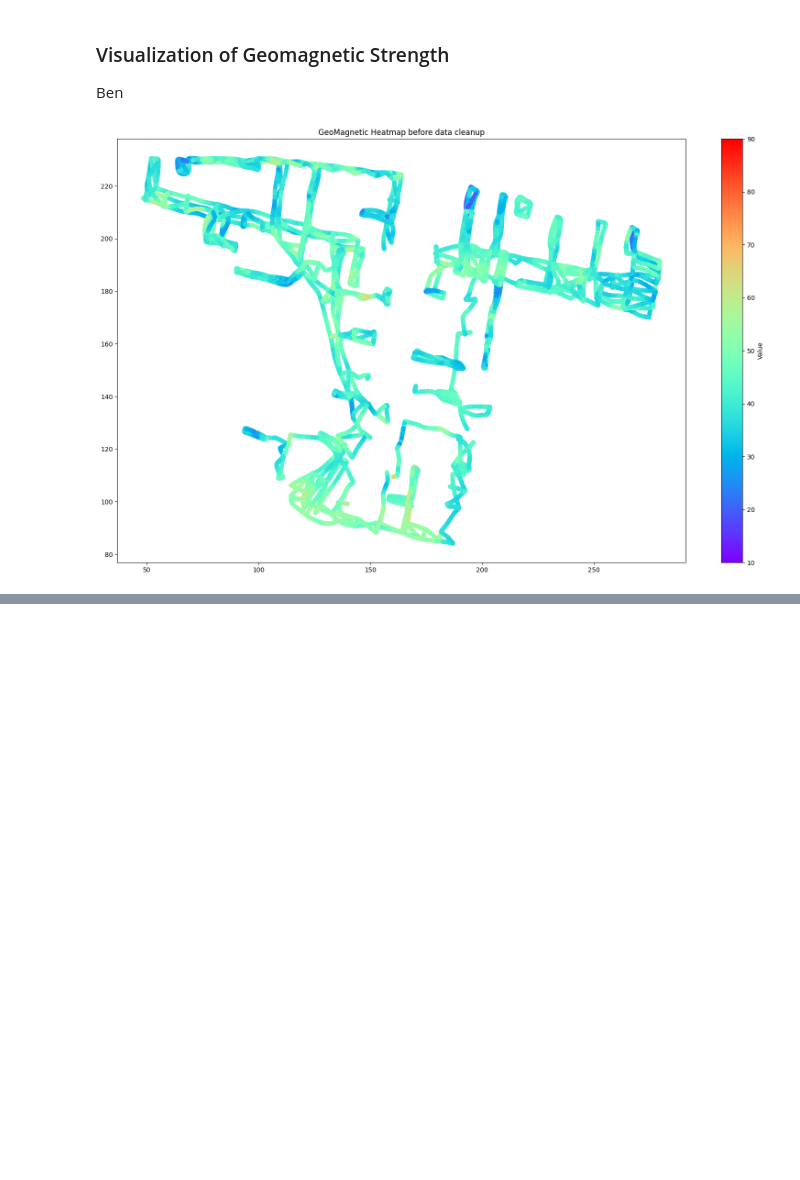
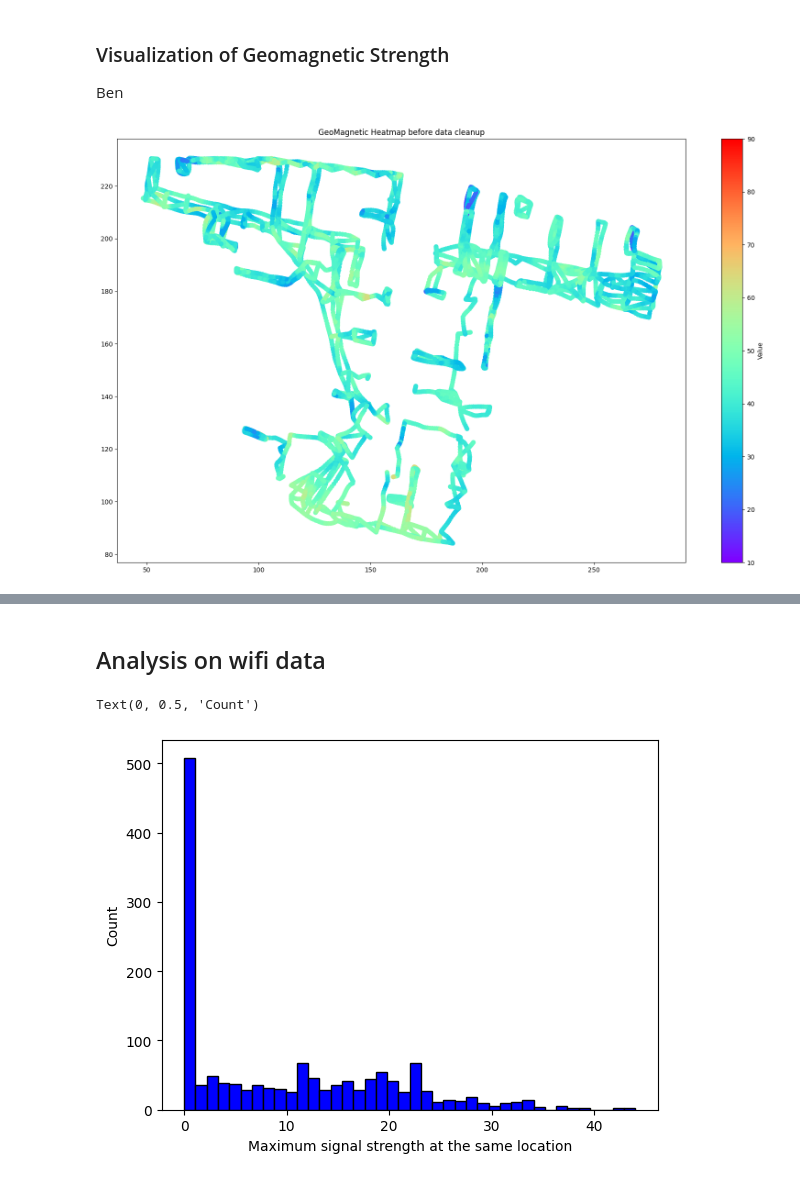
Before and after one commit to AI6128-Group3/project1, a Jupyter notebook: project.ipynb, the cells around one changed output, grey strips where cells are left out. Cells and saved outputs as stored; diff of their text form; code cells hidden in the pictures; blank space fills up the shorter version.

Commit message:
added the analysis on wifi data

```diff
--- a/project.ipynb
+++ b/project.ipynb
@@ -260,0 +240,30 @@ for bssid in sampledRouters:
+# %% [markdown]
+## Analysis on wifi data
+# %%
+def getMaxDiff(positionRssiPair):
+    max_diff = 0
+    for strength_list in positionRssiPair.values():
+        diff = max(strength_list) - min(strength_list)
+        max_diff = max(max_diff, diff)
+    return max_diff
+
+def getCount(positionRssiPair):
+    count = 0
+    for strength_list in positionRssiPair.values():
+        count += len(strength_list)
+    return count
+# %%
+max_diff = []
+count = []
+for key, value in rssi_for_router.items():
+    max_diff.append(getMaxDiff(value))
+    count.append(getCount(value))
+# %%
+#checking the max signal strength found on each router
+#to check on how many router is likely to be placed far from experiment field
+plt.hist(max_diff, bins=40, color='blue', edgecolor='black')
+plt.xlabel('Maximum signal strength at the same location')
+plt.ylabel('Count')
+# %% [output]
+Text(0, 0.5, 'Count')
+[figure, added]
```
Also changed, not shown: parts of 3 cells of this notebook.
